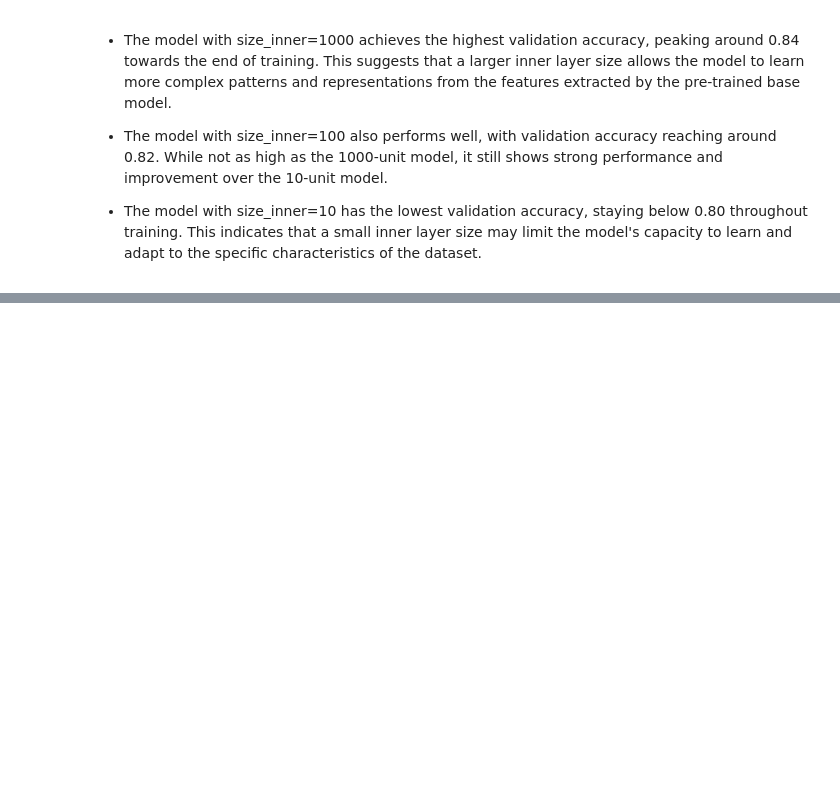
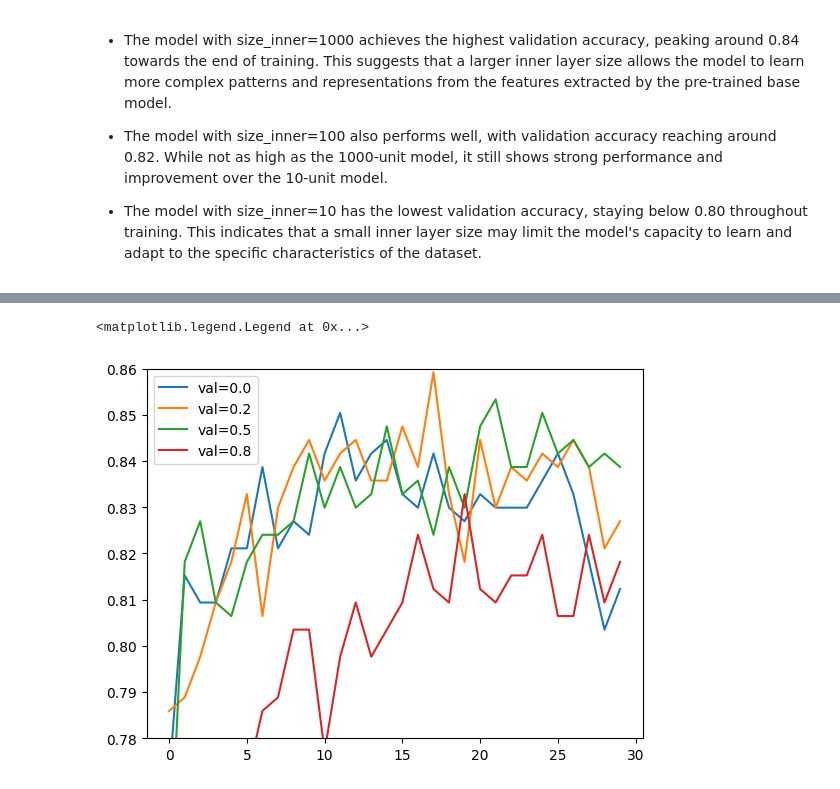
Before and after one commit to garlicspoofiyy/ml-zoomcamp, a Jupyter notebook: Lesson 8/lesson8_notes.ipynb, the cells around one changed output, grey strips where cells are left out. Cells and saved outputs as stored; diff of their text form; code cells hidden in the pictures; blank space fills up the shorter version.

```diff
--- a/Lesson 8/lesson8_notes.ipynb
+++ b/Lesson 8/lesson8_notes.ipynb
@@ -597,0 +641,23 @@ plt.legend()
+# %%
+learning_rate = 0.001
+size = 100
+
+scores = {}
+
+for droprate in [0.0, 0.2, 0.5, 0.8]:
+    print(droprate)
+
+    model = make_model(
+        learning_rate=learning_rate,
+        size_inner=size,
+        droprate=droprate
+    )
+    history = model.fit(train_ds, validation_data=val_ds, epochs=30)
+    scores[droprate] = history.history
+
+    print()
+    print()
+
+# because now we have added a regularization technique,
+# 10 epochs are not enough to train the model.
+# neural networks will require more epochs to learn something
@@ -597,0 +682,9 @@ plt.legend()
+# %%
+for droprate, hist in scores.items():
+    plt.plot(hist['val_accuracy'], label=('val=%s' % droprate))
+
+plt.ylim(0.78, 0.86)
+plt.legend()
+# %% [output]
+<matplotlib.legend.Legend at 0x...>
+[figure, added]
```
Also changed, not shown: parts of 5 cells of this notebook.
